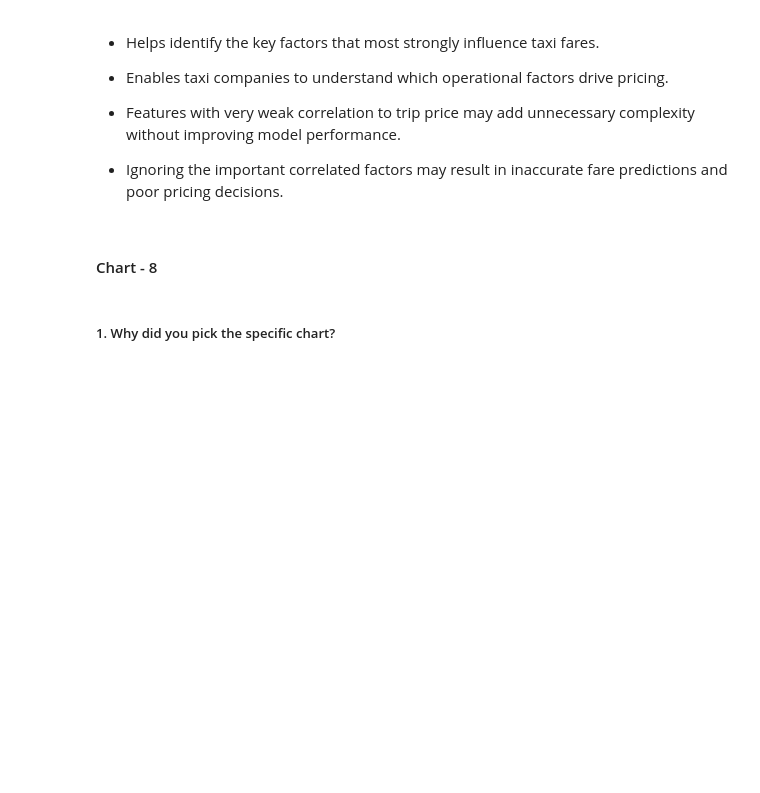
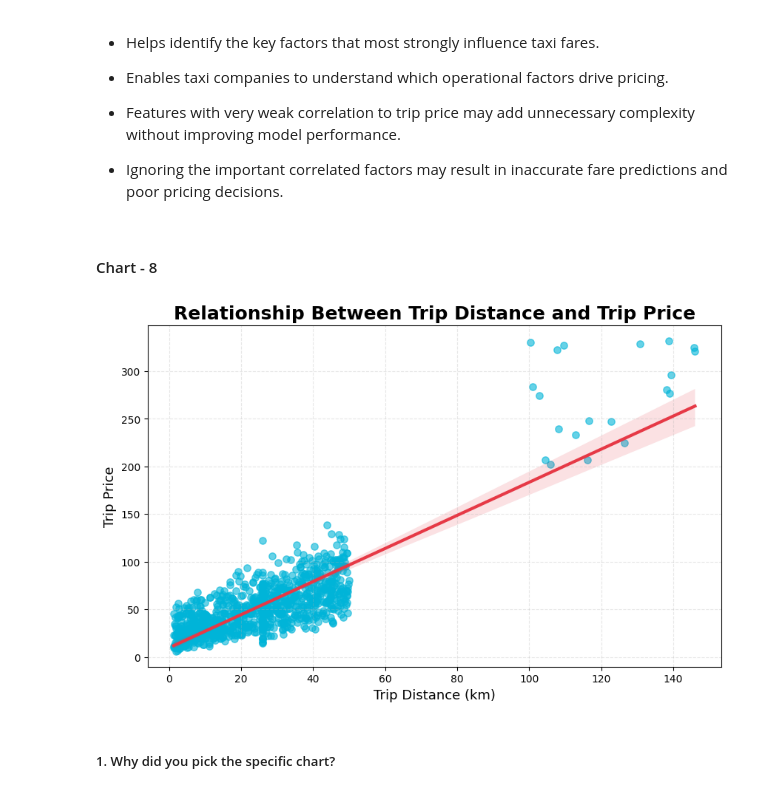
Before and after one commit to Sneha8126/Sneha-copy-of-Sample-ML-Submission-Template, a Jupyter notebook: Sneha_copy_of_Sample_ML_Submission_Template.ipynb, the cells around one changed output. Cells and saved outputs as stored; diff of their text form; code cells hidden in the pictures; blank space fills up the shorter version.

Commit message:
Added Scatter plot for Relationship Between Trip Distance and Trip Price

```diff
--- a/Sneha_copy_of_Sample_ML_Submission_Template.ipynb
+++ b/Sneha_copy_of_Sample_ML_Submission_Template.ipynb
@@ -709,3 +707,36 @@ Are there any insights that lead to negative growth? Justify with specific reaso
+# %%
+# Chart - 8 visualization code
+# Chart 8: Trip Distance vs Trip Price
+
+plt.figure(figsize=(10,6))
+
+sns.regplot(
+    data=df,
+    x='Trip_Distance_km',
+    y='Trip_Price',
+    scatter_kws={
+        'color':'#00B4D8',
+        'alpha':0.6,
+        's':45
+    },
+    line_kws={
+        'color':'#E63946',
+        'linewidth':3
+    }
+)
+
+plt.title('Relationship Between Trip Distance and Trip Price',
+          fontsize=18,
+          fontweight='bold')
+
+plt.xlabel('Trip Distance (km)', fontsize=13)
+plt.ylabel('Trip Price', fontsize=13)
+
+plt.grid(True, linestyle='--', alpha=0.3)
+
+plt.show()
+# %% [output]
+[figure, added]
 # %% [markdown]
 ##### 1. Why did you pick the specific chart?
 # %% [markdown]
```
Also changed, not shown: parts of 1 cell of this notebook.
